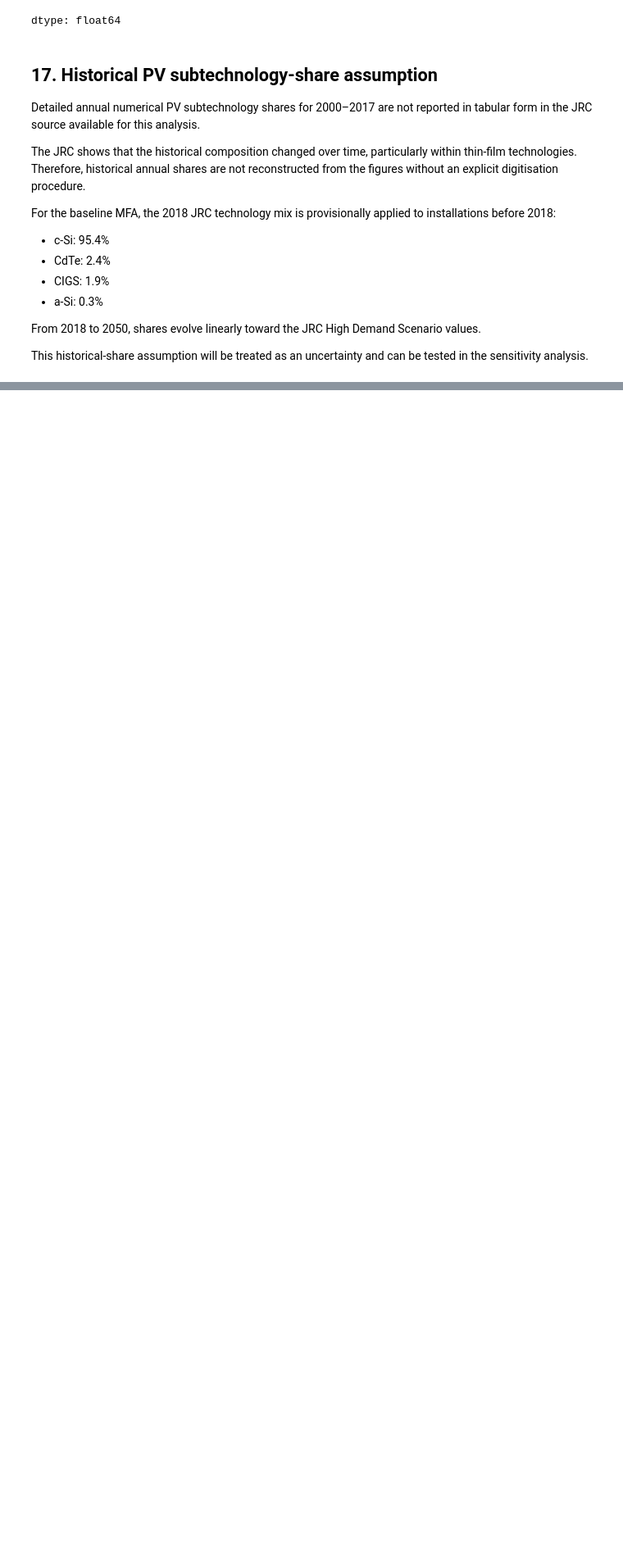
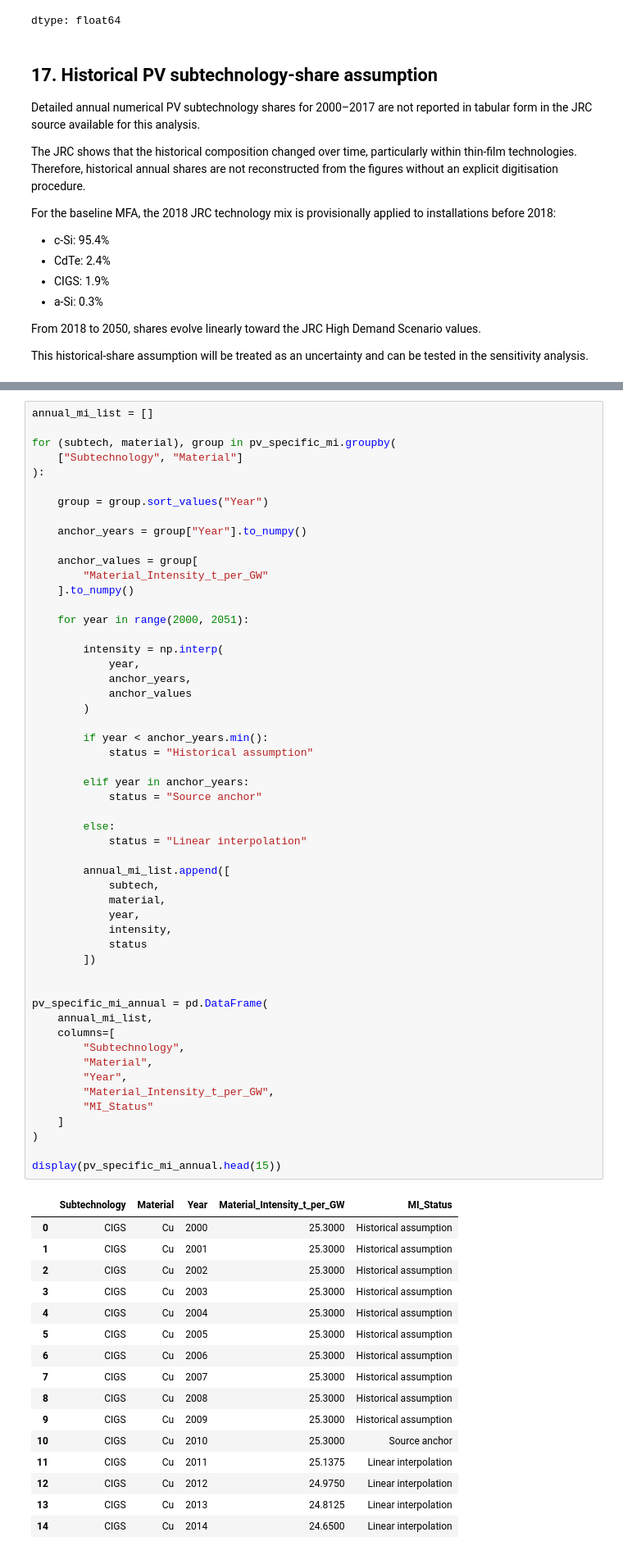
Before and after one commit to Trickwillfrit/MFA, a Jupyter notebook: notebooks/ENV501_Austria_Croatia_MFA.ipynb, the cells around one changed output, grey strips where cells are left out. Shown at 82% size. Cells and saved outputs as stored; diff of their text form; blank space fills up the shorter version.

```diff
--- a/notebooks/ENV501_Austria_Croatia_MFA.ipynb
+++ b/notebooks/ENV501_Austria_Croatia_MFA.ipynb
@@ -961,0 +1533,70 @@ Maximum annual total share: 1.0
+# %%
+annual_mi_list = []
+
+for (subtech, material), group in pv_specific_mi.groupby(
+    ["Subtechnology", "Material"]
+):
+
+    group = group.sort_values("Year")
+
+    anchor_years = group["Year"].to_numpy()
+
+    anchor_values = group[
+        "Material_Intensity_t_per_GW"
+    ].to_numpy()
+
+    for year in range(2000, 2051):
+
+        intensity = np.interp(
+            year,
+            anchor_years,
+            anchor_values
+        )
+
+        if year < anchor_years.min():
+            status = "Historical assumption"
+
+        elif year in anchor_years:
+            status = "Source anchor"
+
+        else:
+            status = "Linear interpolation"
+
+        annual_mi_list.append([
+            subtech,
+            material,
+            year,
+            intensity,
+            status
+        ])
+
+
+pv_specific_mi_annual = pd.DataFrame(
+    annual_mi_list,
+    columns=[
+        "Subtechnology",
+        "Material",
+        "Year",
+        "Material_Intensity_t_per_GW",
+        "MI_Status"
+    ]
+)
+
+display(pv_specific_mi_annual.head(15))
+# %% [output]
+|  | Subtechnology | Material | Year | Material_Intensity_t_per_GW | MI_Status |
+| 0 | CIGS | Cu | 2000 | 25.3000 | Historical assumption |
+| 1 | CIGS | Cu | 2001 | 25.3000 | Historical assumption |
+| 2 | CIGS | Cu | 2002 | 25.3000 | Historical assumption |
+| 3 | CIGS | Cu | 2003 | 25.3000 | Historical assumption |
+| 4 | CIGS | Cu | 2004 | 25.3000 | Historical assumption |
+| 5 | CIGS | Cu | 2005 | 25.3000 | Historical assumption |
+| 6 | CIGS | Cu | 2006 | 25.3000 | Historical assumption |
+| 7 | CIGS | Cu | 2007 | 25.3000 | Historical assumption |
+| 8 | CIGS | Cu | 2008 | 25.3000 | Historical assumption |
+| 9 | CIGS | Cu | 2009 | 25.3000 | Historical assumption |
+| 10 | CIGS | Cu | 2010 | 25.3000 | Source anchor |
+| 11 | CIGS | Cu | 2011 | 25.1375 | Linear interpolation |
+| 12 | CIGS | Cu | 2012 | 24.9750 | Linear interpolation |
+| 13 | CIGS | Cu | 2013 | 24.8125 | Linear interpolation |
+| 14 | CIGS | Cu | 2014 | 24.6500 | Linear interpolation |
```
Also changed, not shown: parts of 21 cells of this notebook.
